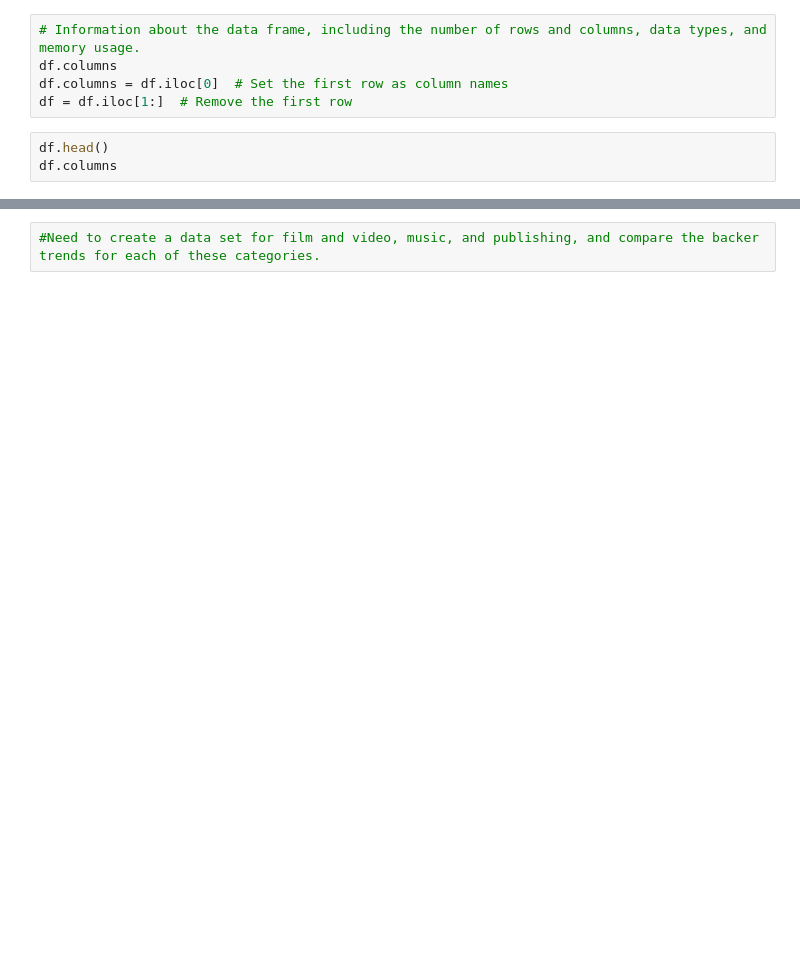
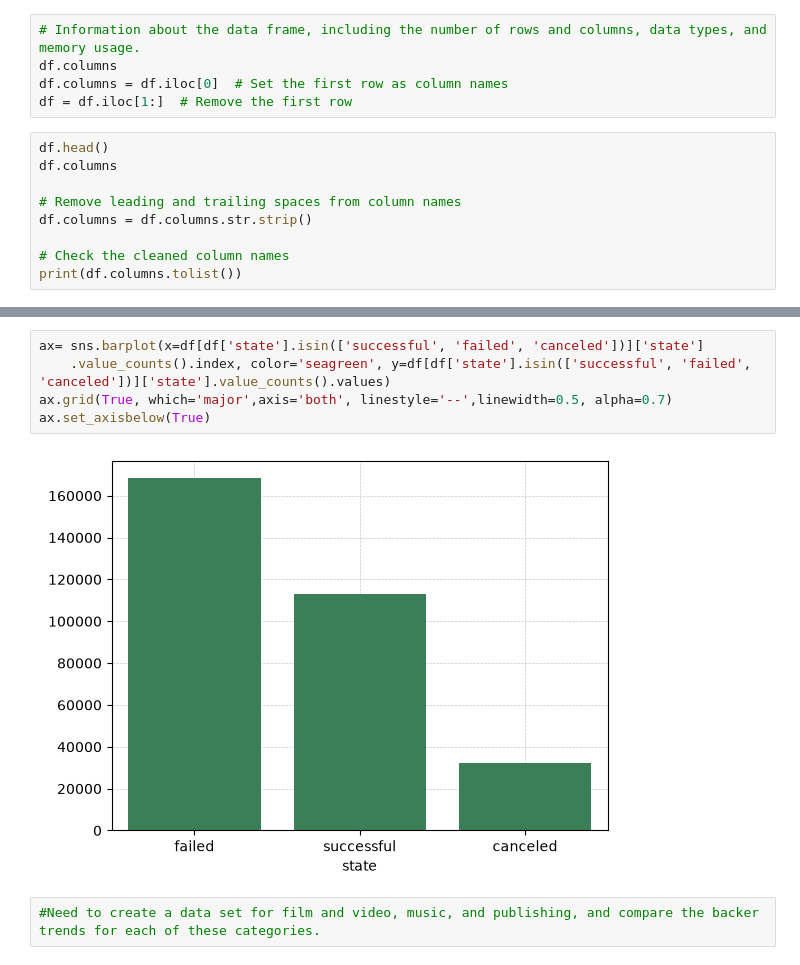
Before and after one commit to Key6767/cmpsc105-project, a Jupyter notebook: analysis.ipynb, the cells around one changed output, grey strips where cells are left out. Cells and saved outputs as stored; diff of their text form; blank space fills up the shorter version.

```diff
--- a/analysis.ipynb
+++ b/analysis.ipynb
@@ -92,4 +93,10 @@ df = df.iloc[1:]  # Remove the first row
 # %%
 df.head()
 df.columns
+
+# Remove leading and trailing spaces from column names
+df.columns = df.columns.str.strip()
+
+# Check the cleaned column names
+print(df.columns.tolist())
 # %% [output]
@@ -194,3 +203,10 @@ Text(0, 0.5, 'Count')
 [figure]
+# %%
+ax= sns.barplot(x=df[df['state'].isin(['successful', 'failed', 'canceled'])]['state']
+    .value_counts().index, color='seagreen', y=df[df['state'].isin(['successful', 'failed', 'canceled'])]['state'].value_counts().values)
+ax.grid(True, which='major',axis='both', linestyle='--',linewidth=0.5, alpha=0.7)
+ax.set_axisbelow(True)
+# %% [output]
+[figure, added]
 # %%
 #Need to create a data set for film and video, music, and publishing, and compare the backer trends for each of these categories.
```
Also changed, not shown: parts of 10 cells of this notebook.
